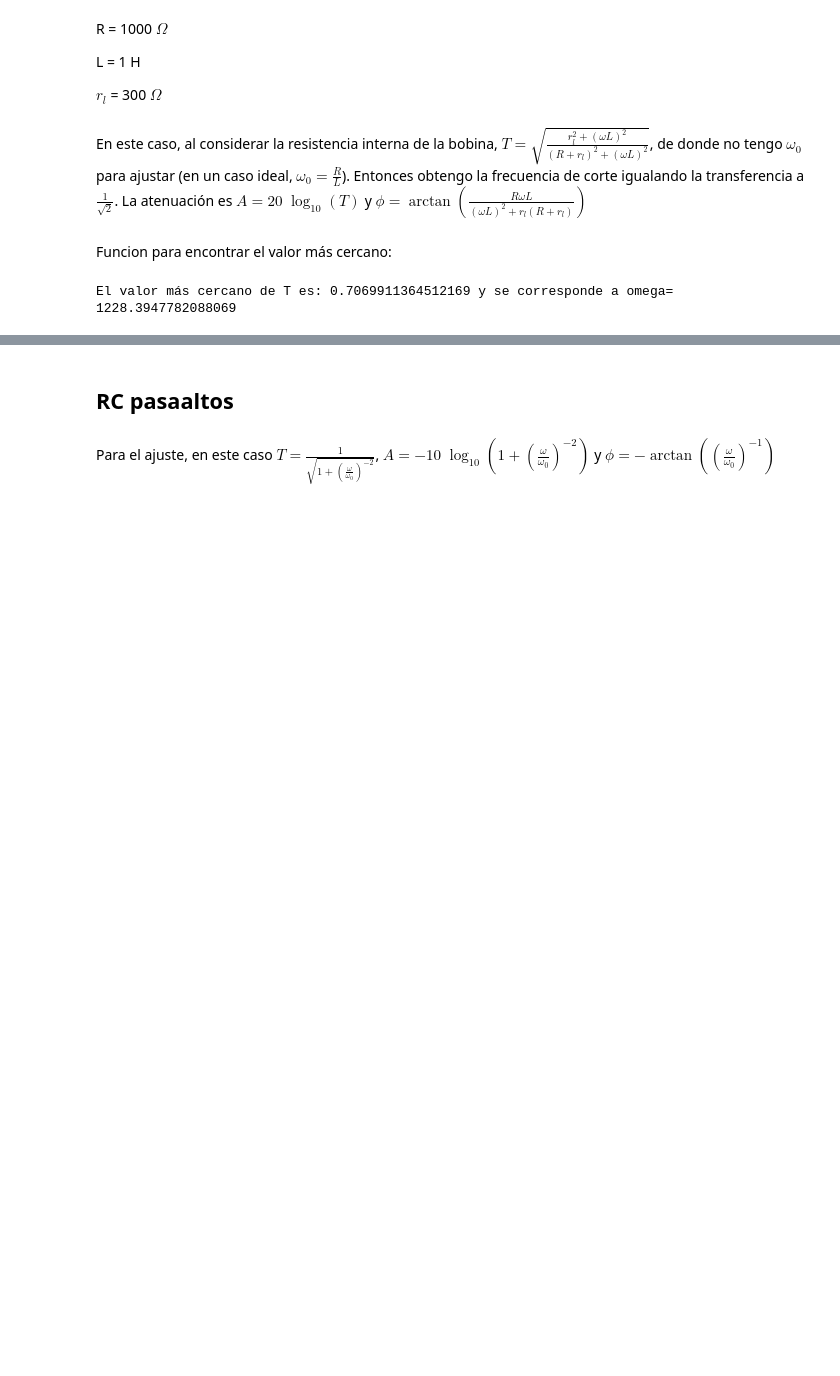
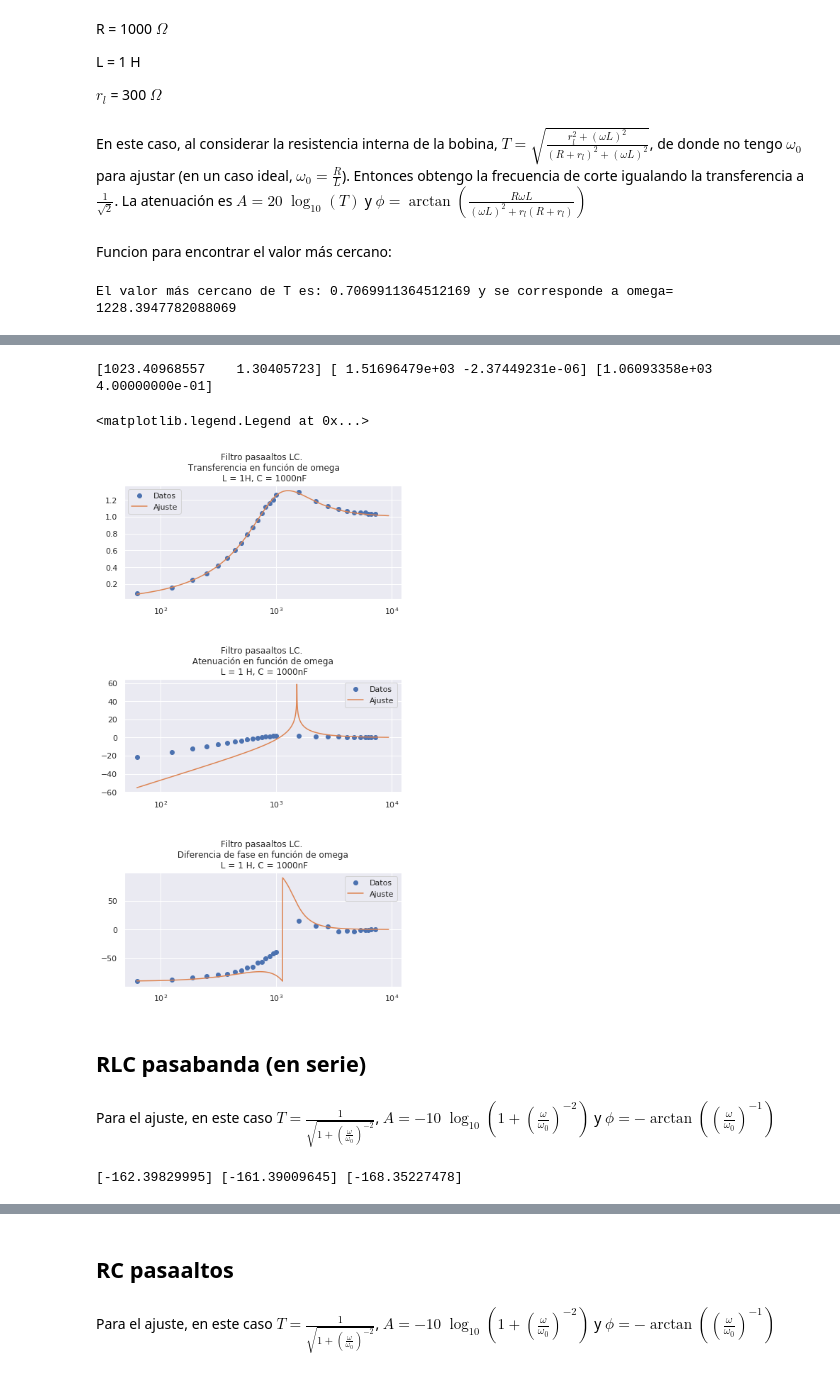
Before and after one commit to mercedesabril/Laboratorio3, a Jupyter notebook: Informe2/Informe2.ipynb, the cells around one changed output, grey strips where cells are left out. Saved outputs shown, nothing was run; the diff lists cells and outputs as text; code cells hidden in the pictures; blank space fills up the shorter version.

```diff
--- a/Informe2/Informe2.ipynb
+++ b/Informe2/Informe2.ipynb
@@ -411,0 +476,6 @@ plt.legend()
+# %%
+LCpa = Medicion()
+LCpa.cargar_Vch1(np.array([5.12,5.12,5.12,5.12,5.04,5.04,5.04,5.04,4.96,4.96,4.96,4.96,4.96,4.96,4.96,4.88,4.96,5.00,5.04,5.04,5.04,5.04,5.04,5.04,5.12,5.12,5.04]), 'V')
+LCpa.cargar_Vch2(np.array([0.44,0.824,1.26,1.68,2.10,2.56,3.02,3.46,3.92,4.34,4.74,5.16,5.52,5.76,5.96,6.16,6.40,5.92,5.68,5.52,5.36,5.28,5.28,5.28,5.28,5.28,5.20]), 'V')
+LCpa.cargar_diffase(-1*np.array([90,87,83,81,78.6,77.6,73.6,70.8,66.5,64.7,58.0,56.2,49.9,46.4,42.1,39.0,15.2,6.30,5.50,3.17,2.10,3.24,1.22,1.36,1.44,0,0]))
+LCpa.cargar_frecuencia(np.array([10,20,30,40,50,60,70,80,90,100,110,120,130,140,150,160,250,350,450,550,650,750,850,950,1000,1050,1150]))
@@ -411,0 +489,12 @@ plt.legend()
+# %%
+def trnLCpa(omega, omega_0, P):
+    trn = np.sqrt(((omega/omega_0)**4+(omega*P/omega_0)**2)/((1-(omega/omega_0)**2)**2+(P*omega/omega_0)**2))
+    return trn
+# %%
+def ALCpa(omega, omega_0, P):
+    A = 10*np.log10(((omega/omega_0)**4+(omega*P/omega_0)**2)/((1-(omega/omega_0)**2)**2+(P*omega/omega_0)**2))
+    return A
+# %%
+def phiLCpa(omega, omega_0,P):
+    phi = np.arctan((P+omega/omega_0)/(((omega/omega_0)**2)*((omega/omega_0)**2 - P**2 -1)))*180/np.pi
+    return phi
@@ -411,0 +508,30 @@ plt.legend()
+# %%
+print(LCpa.parametrosT, LCpa.parametrosA, LCpa.parametrosDF)
+# %% [output]
+[1023.40968557    1.30405723] [ 1.51696479e+03 -2.37449231e-06] [1.06093358e+03 4.00000000e-01]
+# %%
+fig = plt.figure(figsize=(7, 13))
+plt.subplots_adjust(left=None, bottom=None, right=None, top=None, wspace=None, hspace=0.7)
+
+plt.subplot(3, 1, 1).set_title('Filtro pasaaltos LC. \n Transferencia en función de omega\n L = 1H, C = 1000nF')
+plt.xscale('log')
+plt.plot(2*np.pi*LCpa.frecuencia, LCpa.transferencia, 'o', label = 'Datos')
+plt.plot(2*np.pi*np.linspace(10,1500, 5000), trnLCpa(2*np.pi*np.linspace(10,1500, 5000), *LCpa.parametrosT), label = 'Ajuste')
+plt.legend()
+
+plt.subplot(3, 1, 2).set_title('Filtro pasaaltos LC. \n Atenuación en función de omega \n L = 1 H, C = 1000nF')
+plt.xscale('log')
+plt.plot(2*np.pi*LCpa.frecuencia, LCpa.atenuacion, 'o', label = "Datos")
+plt.plot(2*np.pi*np.linspace(10,1500, 5000), ALCpa(2*np.pi*np.linspace(10,1500, 5000), *LCpa.parametrosA), label = 'Ajuste')
+plt.legend()
+
+plt.subplot(3, 1, 3).set_title('Filtro pasaaltos LC. \n Diferencia de fase en función de omega \n L = 1 H, C = 1000nF')
+plt.xscale('log')
+plt.plot(2*np.pi*LCpa.frecuencia, LCpa.diferencia_fase, 'o', label = 'Datos')
+plt.plot(2*np.pi*np.linspace(10,1500, 5000), phiLCpa(2*np.pi*np.linspace(10,1500, 5000), *LCpa.parametrosDF), label = 'Ajuste')
+plt.legend()
+# %% [output]
+<matplotlib.legend.Legend at 0x...>
+[figure, added]
+# %% [markdown]
+## RLC pasabanda (en serie)
@@ -411,0 +547,2 @@ plt.legend()
+# %% [markdown]
+Para el ajuste, en este caso  $T = \frac{1}{\sqrt{1 + (\frac{\omega}{\omega_{0}})^{-2}}}$, $A = -10 \; \log_{10}(1+(\frac{\omega}{\omega_{0}})^{-2})$ y $\phi = - \arctan((\frac{\omega}{\omega_{0}})^{-1})$
@@ -411,0 +568,4 @@ plt.legend()
+# %%
+print(RCpa.parametrosT, RCpa.parametrosA, RCpa.parametrosDF)
+# %% [output]
+[-162.39829995] [-161.39009645] [-168.35227478]
```
Also changed, not shown: parts of 59 cells of this notebook.
